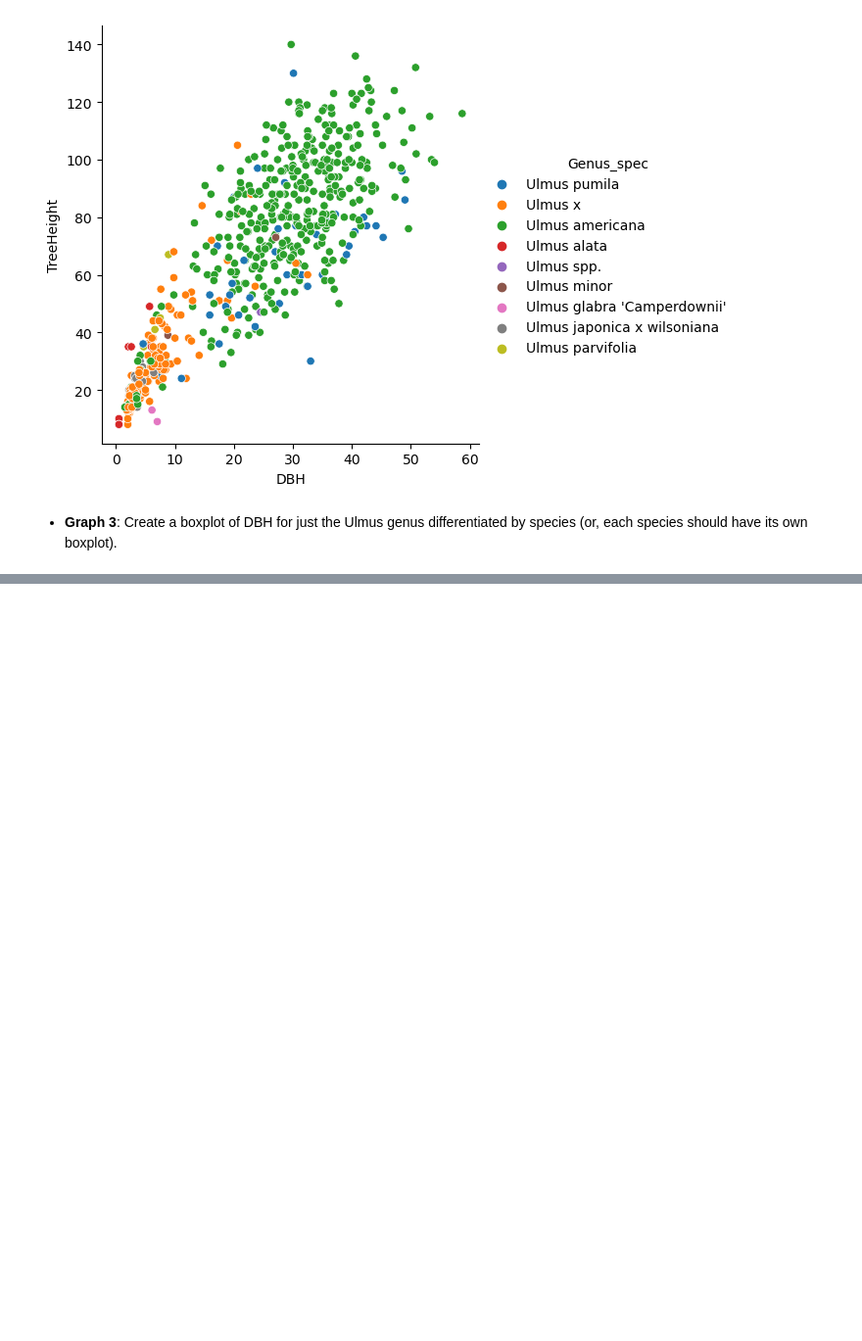
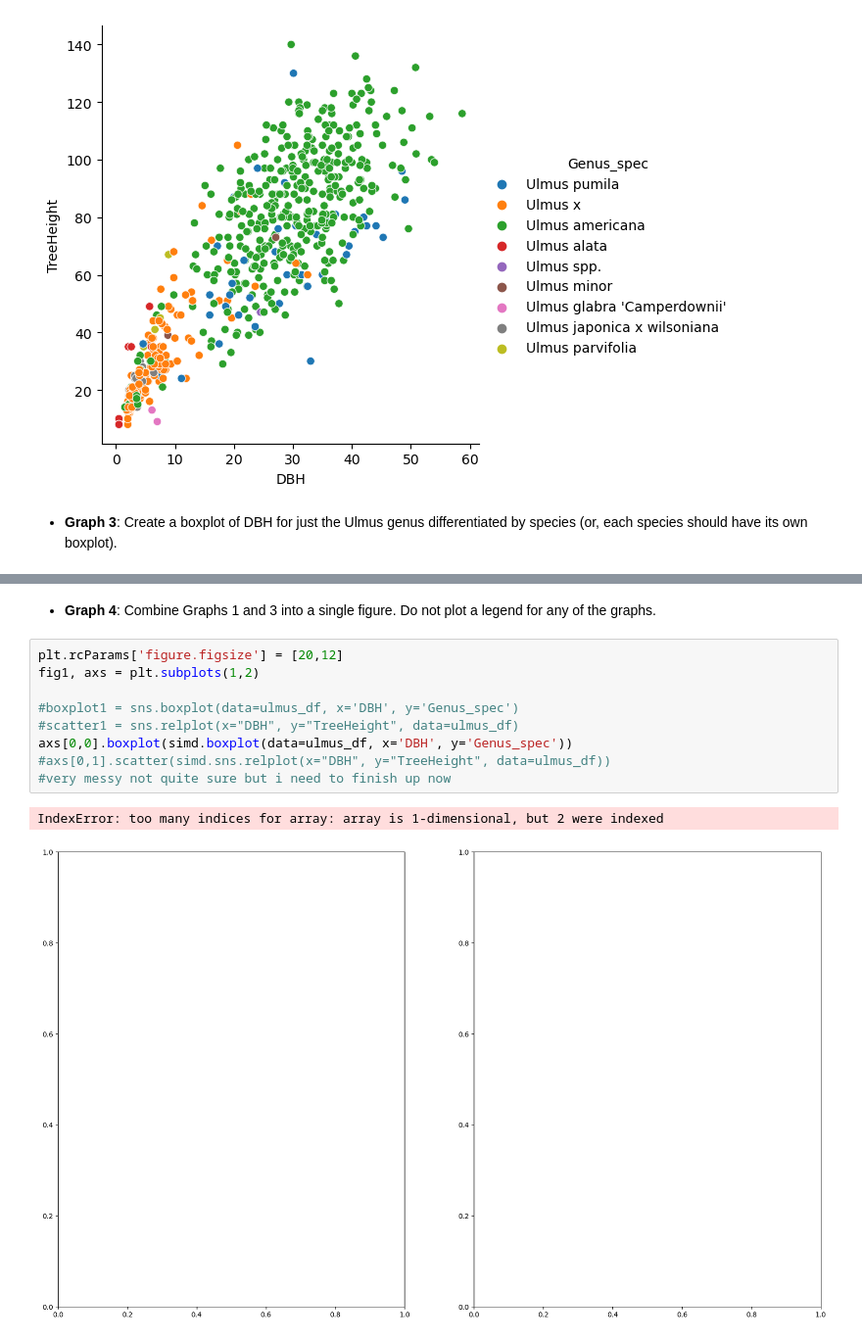
Before and after one commit to saffytaylor/PY4SA23_Assignment, a Jupyter notebook: Assignment_2-Saffron_Taylor.ipynb, the cells around one changed output, grey strips where cells are left out. Shown: that part at 98% size. Cells and saved outputs as stored; diff of their text form; blank space fills up the shorter version.

```diff
--- a/Assignment_2-Saffron_Taylor.ipynb
+++ b/Assignment_2-Saffron_Taylor.ipynb
@@ -174,0 +174,14 @@ plt.show()
+# %% [markdown]
+* **Graph 4**: Combine Graphs 1 and 3 into a single figure. Do not plot a legend for any of the graphs.
+# %%
+plt.rcParams['figure.figsize'] = [20,12]
+fig1, axs = plt.subplots(1,2)
+
+#boxplot1 = sns.boxplot(data=ulmus_df, x='DBH', y='Genus_spec')
+#scatter1 = sns.relplot(x="DBH", y="TreeHeight", data=ulmus_df)
+axs[0,0].boxplot(simd.boxplot(data=ulmus_df, x='DBH', y='Genus_spec'))
+#axs[0,1].scatter(simd.sns.relplot(x="DBH", y="TreeHeight", data=ulmus_df))
+#very messy not quite sure but i need to finish up now
+# %% [output]
+IndexError: too many indices for array: array is 1-dimensional, but 2 were indexed
+[figure, added]
```
Also changed, not shown: parts of 1 cell of this notebook.
